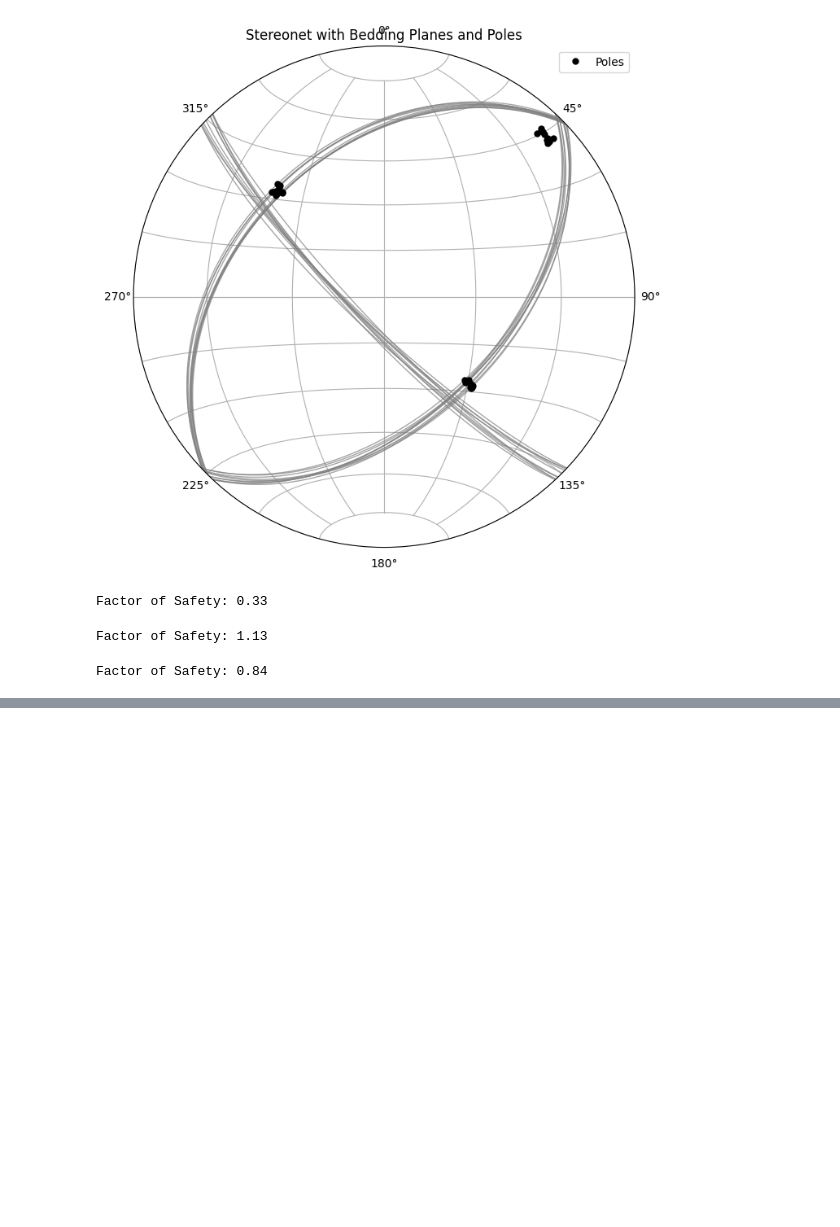
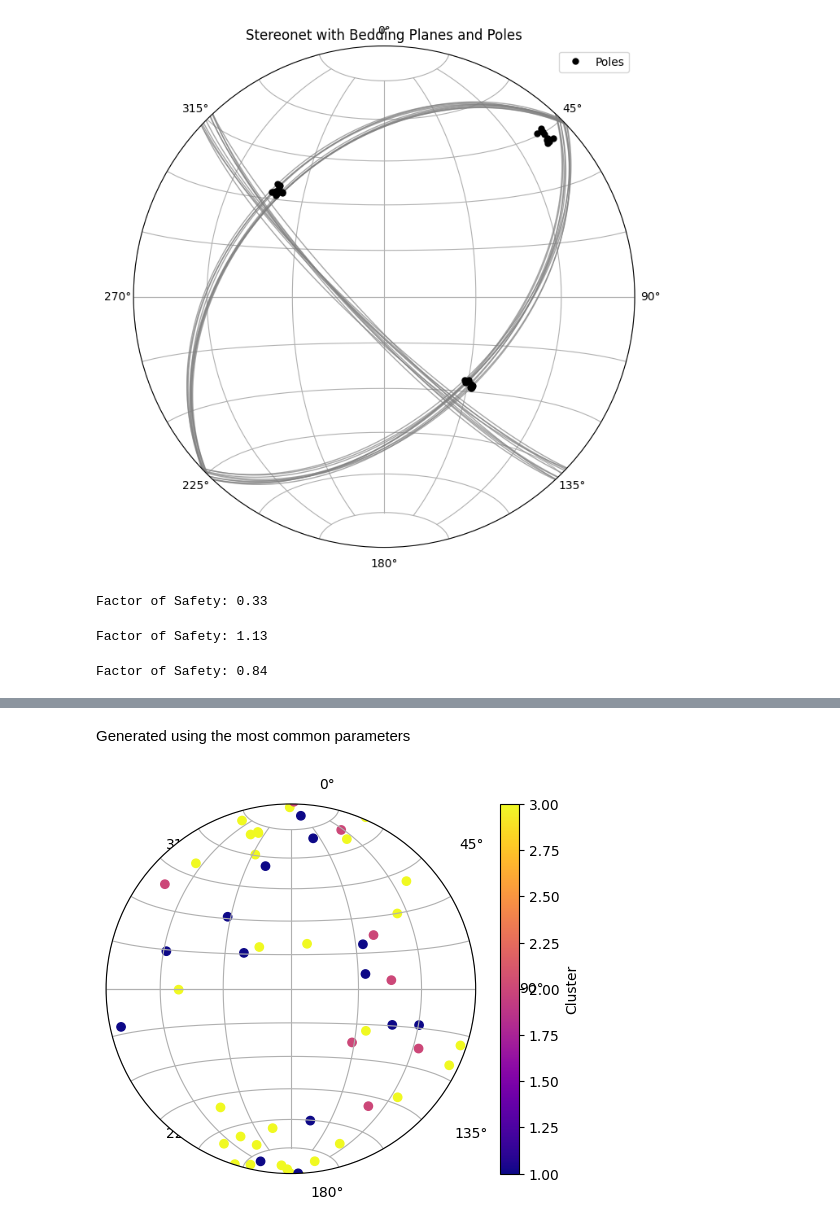
Before and after one commit to iGeology-Illinois/geol581-getting-started-with-python-seanb7, a Jupyter notebook: Python_Base_Stereonet.ipynb, the cells around one changed output, grey strips where cells are left out. Cells and saved outputs as stored; diff of their text form; code cells hidden in the pictures; blank space fills up the shorter version.

```diff
--- a/Python_Base_Stereonet.ipynb
+++ b/Python_Base_Stereonet.ipynb
@@ -404,0 +496,25 @@ Factor of Safety: 0.84
+# %% [markdown]
+Generated using the most common parameters
+# %%
+import matplotlib.pyplot as plt
+import numpy as np
+from scipy.cluster.hierarchy import dendrogram, linkage, fcluster
+
+# Generate random data for demonstration
+data = np.random.rand(100, 2) * 360
+
+# Perform hierarchical clustering
+Z = linkage(data, 'ward')
+labels = fcluster(Z, t=3, criterion='maxclust')
+
+# Function to plot stereonet with hierarchical clusters
+def plot_stereonet_hierarchical(data, labels):
+    fig, ax = plt.subplots(subplot_kw=dict(projection='stereonet'))
+    scatter = ax.scatter(data[:, 0], data[:, 1], c=labels, cmap='plasma', marker='o')
+    ax.grid(True)
+    plt.colorbar(scatter, ax=ax, label='Cluster')
+    plt.show()
+
+plot_stereonet_hierarchical(data, labels)
+# %% [output]
+[figure, added]
```
Also changed, not shown: parts of 1 cell of this notebook.
